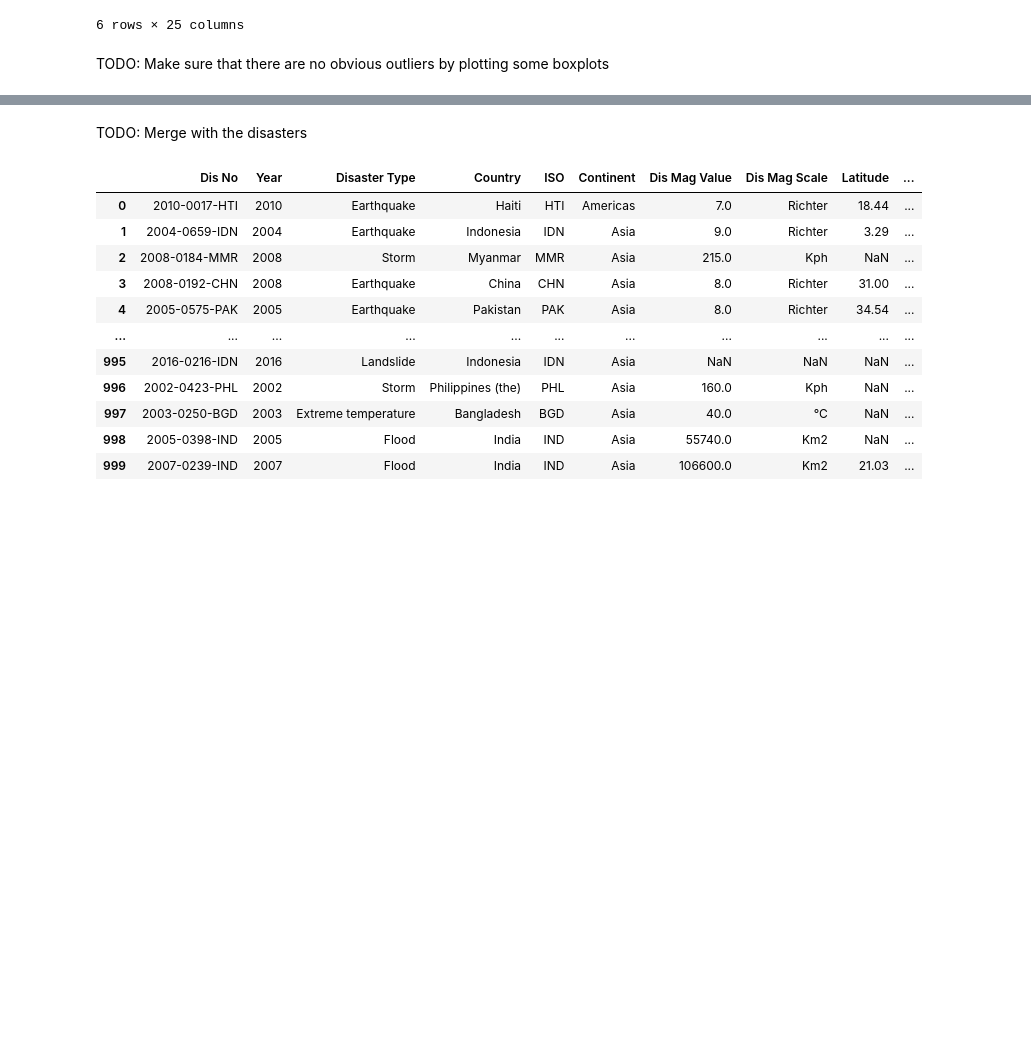
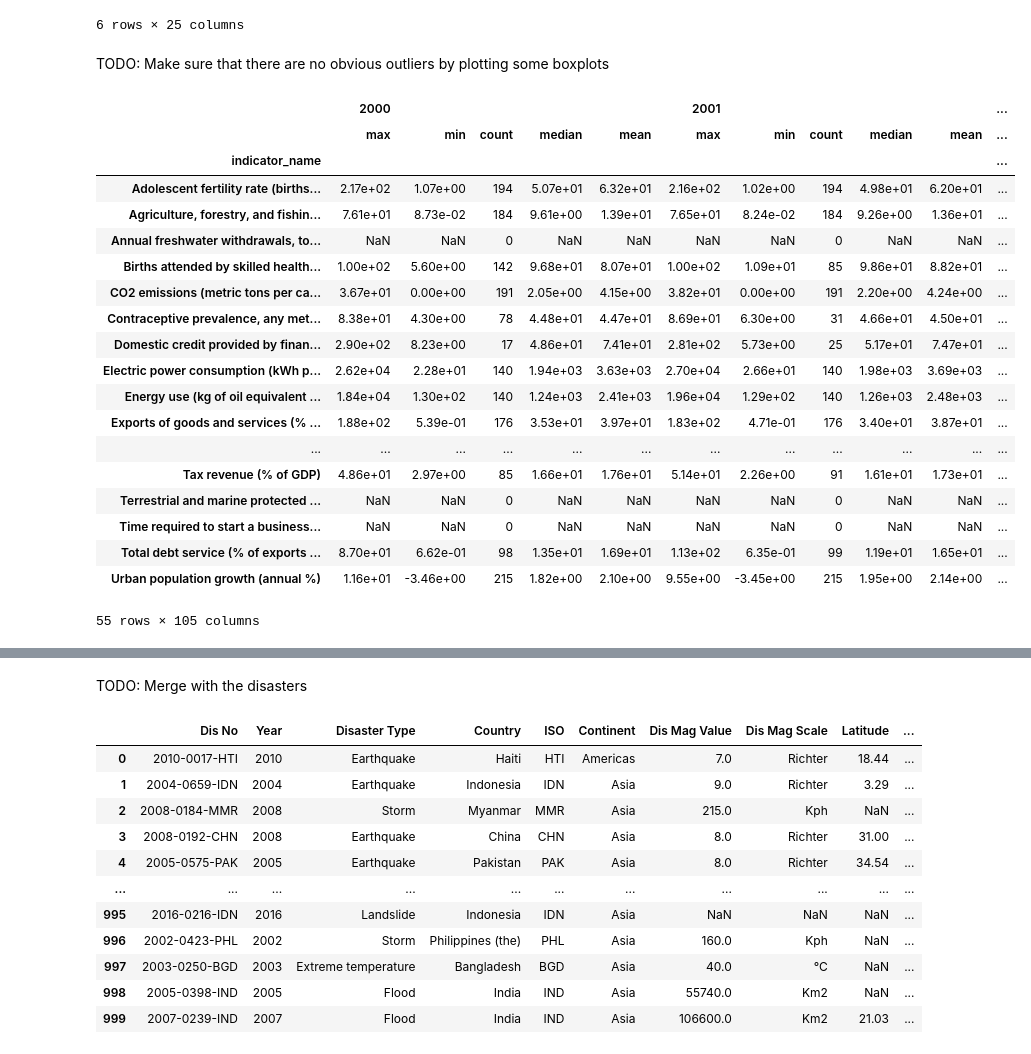
Before and after one commit to epfl-ada/ada-2021-project-hivemind, a Jupyter notebook: dataset_wdi.ipynb, the cells around one changed output, grey strips where cells are left out. Saved outputs shown, nothing was run; the diff lists cells and outputs as text; code cells hidden in the pictures; blank space fills up the shorter version.

```diff
--- a/dataset_wdi.ipynb
+++ b/dataset_wdi.ipynb
@@ -195,3 +197,27 @@ croatia_filled[croatia_filled.indicator_name.isin(interesting_indicators)]
 6 rows × 25 columns
 # %% [markdown]
 TODO: Make sure that there are no obvious outliers by plotting some boxplots
+# %%
+indicators_grouped = wdi.groupby(by=["indicator_name"], as_index=True)
+indicators_grouped.agg(['max', 'min', 'count', 'median', 'mean'])
+# %% [output]
+|  | 2000 |  |  |  |  | 2001 |  |  |  |  | ... |
+|  | max | min | count | median | mean | max | min | count | median | mean | ... |
+| indicator_name |  |  |  |  |  |  |  |  |  |  | ... |
+| Adolescent fertility rate (births... | 2.17e+02 | 1.07e+00 | 194 | 5.07e+01 | 6.32e+01 | 2.16e+02 | 1.02e+00 | 194 | 4.98e+01 | 6.20e+01 | ... |
+| Agriculture, forestry, and fishin... | 7.61e+01 | 8.73e-02 | 184 | 9.61e+00 | 1.39e+01 | 7.65e+01 | 8.24e-02 | 184 | 9.26e+00 | 1.36e+01 | ... |
+| Annual freshwater withdrawals, to... | NaN | NaN | 0 | NaN | NaN | NaN | NaN | 0 | NaN | NaN | ... |
+| Births attended by skilled health... | 1.00e+02 | 5.60e+00 | 142 | 9.68e+01 | 8.07e+01 | 1.00e+02 | 1.09e+01 | 85 | 9.86e+01 | 8.82e+01 | ... |
+| CO2 emissions (metric tons per ca... | 3.67e+01 | 0.00e+00 | 191 | 2.05e+00 | 4.15e+00 | 3.82e+01 | 0.00e+00 | 191 | 2.20e+00 | 4.24e+00 | ... |
+| Contraceptive prevalence, any met... | 8.38e+01 | 4.30e+00 | 78 | 4.48e+01 | 4.47e+01 | 8.69e+01 | 6.30e+00 | 31 | 4.66e+01 | 4.50e+01 | ... |
+| Domestic credit provided by finan... | 2.90e+02 | 8.23e+00 | 17 | 4.86e+01 | 7.41e+01 | 2.81e+02 | 5.73e+00 | 25 | 5.17e+01 | 7.47e+01 | ... |
+| Electric power consumption (kWh p... | 2.62e+04 | 2.28e+01 | 140 | 1.94e+03 | 3.63e+03 | 2.70e+04 | 2.66e+01 | 140 | 1.98e+03 | 3.69e+03 | ... |
+| Energy use (kg of oil equivalent ... | 1.84e+04 | 1.30e+02 | 140 | 1.24e+03 | 2.41e+03 | 1.96e+04 | 1.29e+02 | 140 | 1.26e+03 | 2.48e+03 | ... |
+| Exports of goods and services (% ... | 1.88e+02 | 5.39e-01 | 176 | 3.53e+01 | 3.97e+01 | 1.83e+02 | 4.71e-01 | 176 | 3.40e+01 | 3.87e+01 | ... |
+| ... | ... | ... | ... | ... | ... | ... | ... | ... | ... | ... | ... |
+| Tax revenue (% of GDP) | 4.86e+01 | 2.97e+00 | 85 | 1.66e+01 | 1.76e+01 | 5.14e+01 | 2.26e+00 | 91 | 1.61e+01 | 1.73e+01 | ... |
+| Terrestrial and marine protected ... | NaN | NaN | 0 | NaN | NaN | NaN | NaN | 0 | NaN | NaN | ... |
+| Time required to start a business... | NaN | NaN | 0 | NaN | NaN | NaN | NaN | 0 | NaN | NaN | ... |
+| Total debt service (% of exports ... | 8.70e+01 | 6.62e-01 | 98 | 1.35e+01 | 1.69e+01 | 1.13e+02 | 6.35e-01 | 99 | 1.19e+01 | 1.65e+01 | ... |
+| Urban population growth (annual %) | 1.16e+01 | -3.46e+00 | 215 | 1.82e+00 | 2.10e+00 | 9.55e+00 | -3.45e+00 | 215 | 1.95e+00 | 2.14e+00 | ... |
+55 rows × 105 columns
```
Also changed, not shown: parts of 3 cells of this notebook.
